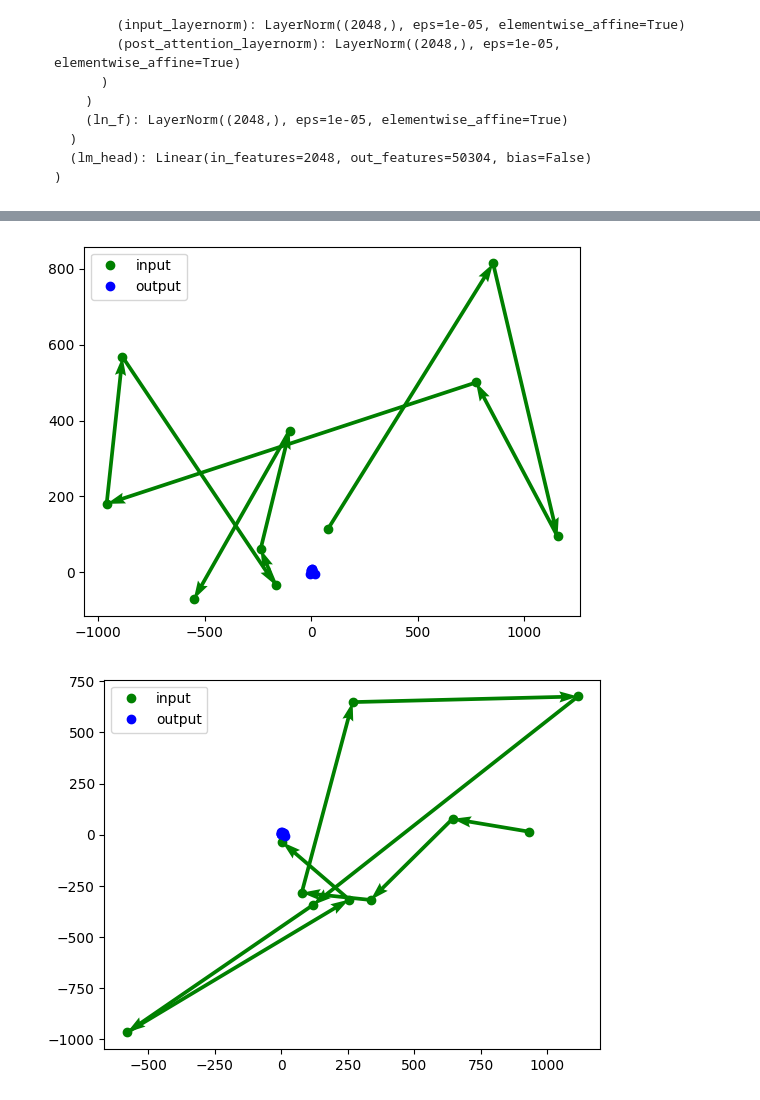
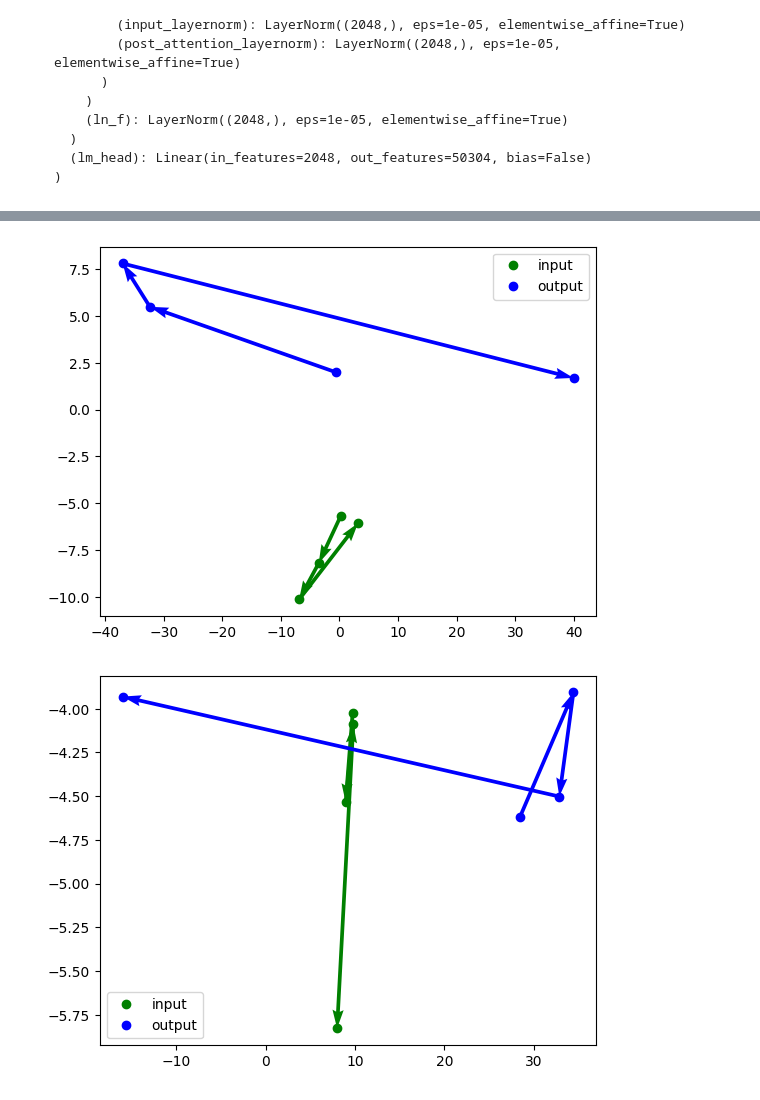
Before and after one commit to rcpaffenroth/iterativennsimple_extension, a Jupyter notebook: huggingface_surgery/notebooks/04-rcp-path-analysis.ipynb, the cells around one changed output, grey strips where cells are left out. Saved outputs shown, nothing was run; the diff lists cells and outputs as text; code cells hidden in the pictures.

Commit message:
Plots working now

```diff
--- a/huggingface_surgery/notebooks/04-rcp-path-analysis.ipynb
+++ b/huggingface_surgery/notebooks/04-rcp-path-analysis.ipynb
@@ -98,3 +74,7 @@ path2_points_2d = torch.matmul(path2_points, V[:,:2])
 # Whiten the data
 path1_points = (path1_points - path1_points.mean(dim=0, keepdim=True))/path1_points.std(dim=0, keepdim=True)
 path2_points = (path2_points - path2_points.mean(dim=0, keepdim=True))/path2_points.std(dim=0, keepdim=True)
+# %%
+# project the path1_points to two dimensions using pca in pytorch using svd
+_,S1,V1 = torch.svd_lowrank(path1_points, q=20)
+_,S2,V2 = torch.svd_lowrank(path2_points, q=20)
@@ -101 +88,5 @@ path2_points = (path2_points - path2_points.mean(dim=0, keepdim=True))/path2_poi
+# %%
+# project the input points to two dimensions
+path1_points_2d = torch.matmul(path1_points, V1[:,:2])
+path2_points_2d = torch.matmul(path2_points, V2[:,:2])
 # %%
@@ -117,5 +100,0 @@ tensor(49234.4922, device='cuda:0')
-# %%
-
-# project the input points to two dimensions
-path1_points_2d = torch.matmul(X, V[:,:2])
-path2_points_2d = torch.matmul(Y, V[:,:2])
@@ -122,4 +103,4 @@ path2_points_2d = torch.matmul(Y, V[:,:2])
 # %%
 # Ok, now go back to the original shapes for plotting
-path1_points_2d = path1_points_2d.reshape(number_of_paths, length_of_path-1, -1).cpu()
-path2_points_2d = path2_points_2d.reshape(number_of_paths, length_of_path-1, -1).cpu()
+path1_points_2d = path1_points_2d.reshape(number_of_paths, length_of_path-1, -1).cpu().detach()
+path2_points_2d = path2_points_2d.reshape(number_of_paths, length_of_path-1, -1).cpu().detach()
@@ -146,5 +107,7 @@ Type:      function
 # %%
-plot_range = torch.arange(0,10)
+plot_range = torch.arange(0, 4)
+# plot_range = torch.arange(0, path1_points_2d.shape[1])
+
 for i in range(4):
     plt.plot(path1_points_2d[i, plot_range, 0],
              path1_points_2d[i, plot_range, 1],
@@ -170,2 +133,2 @@ for i in range(4):
-[figure, old version]
+[figure, new version]
-[figure, old version]
+[figure, new version]
```
Also changed, not shown: parts of 20 cells of this notebook, 2 other files.
